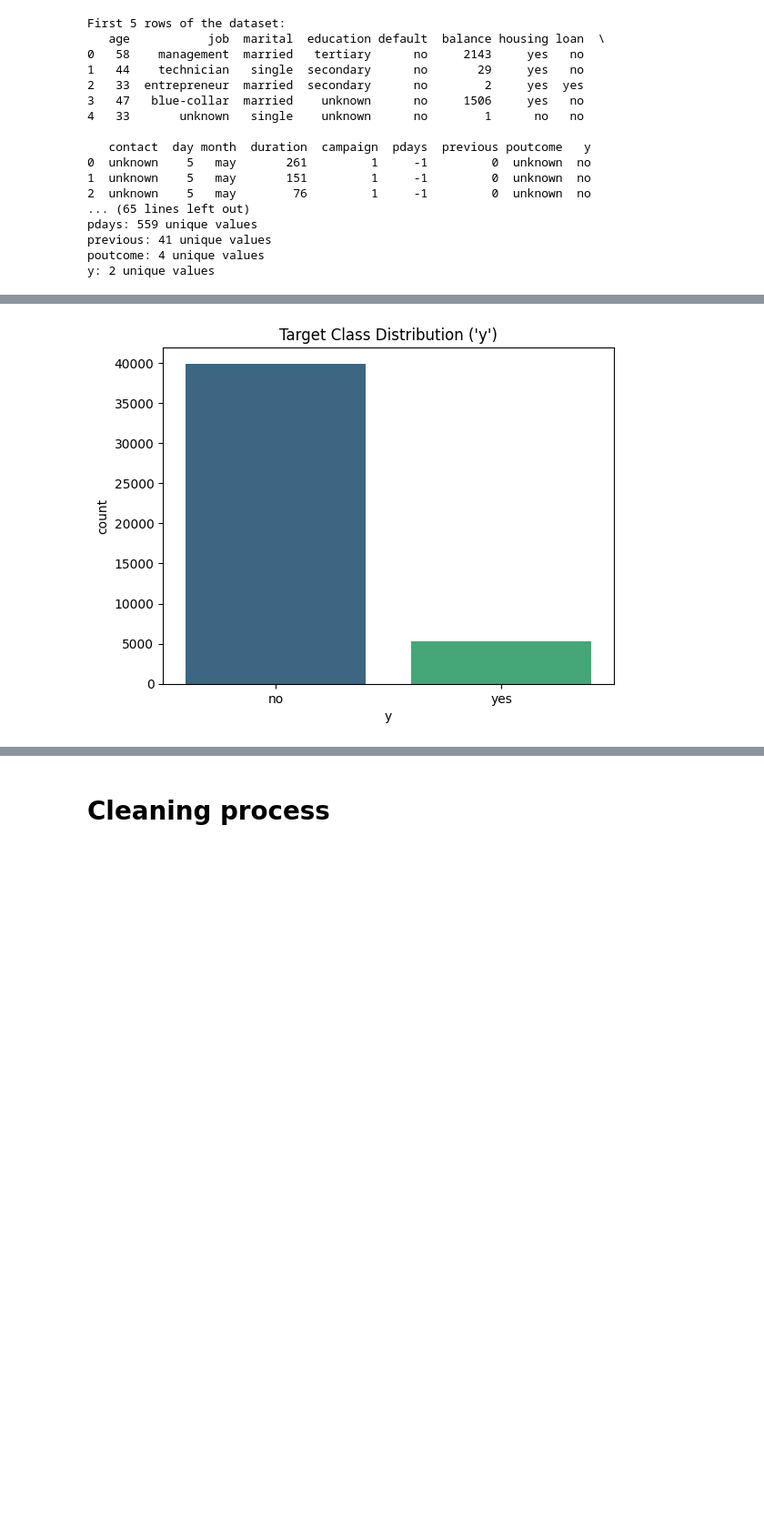
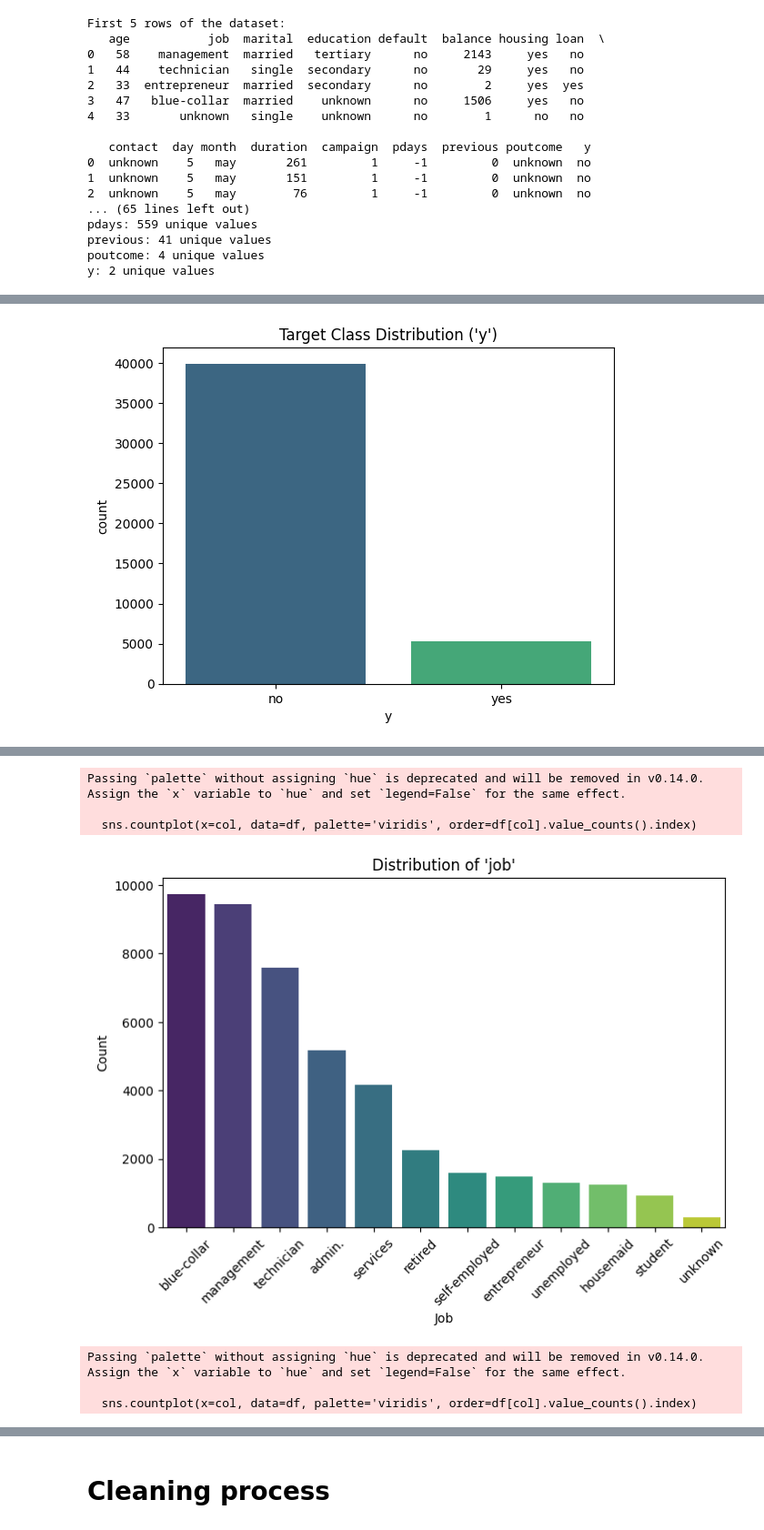
Before and after one commit to UmarJamal05/ML_Coursework, a Jupyter notebook: Ahamed_Jamal_Umar_2330976_20221078.ipynb, the cells around one changed output, grey strips where cells are left out. Shown: that part at 91% size. Cells and saved outputs as stored; diff of their text form; code cells hidden in the pictures; blank space fills up the shorter version.

```diff
--- a/Ahamed_Jamal_Umar_2330976_20221078.ipynb
+++ b/Ahamed_Jamal_Umar_2330976_20221078.ipynb
@@ -43,16 +47,38 @@ y: 2 unique values
 # %%
 # Visualizing the target class distribution
 sns.countplot(x='y', data=df, palette='viridis')
 plt.title("Target Class Distribution ('y')")
 plt.show()
 
 # Visualizing numeric column distributions
 df.hist(bins=20, figsize=(15, 10), color='skyblue', edgecolor='black')
 plt.suptitle("Numeric Feature Distributions")
 plt.show()
+
+plt.suptitle("Categorical Feature Distributions")
+
+# Select categorical columns
+categorical_cols = ['job', 'marital', 'education', 'default', 'housing', 'loan', 'contact', 'month', 'poutcome']
+
+# Visualize the distribution of each categorical column
+for col in categorical_cols:
+    plt.figure(figsize=(8, 5))
+    sns.countplot(x=col, data=df, palette='viridis', order=df[col].value_counts().index)
+    plt.title(f"Distribution of '{col}'")
+    plt.xlabel(col.capitalize())
+    plt.ylabel("Count")
+    plt.xticks(rotation=45)
+    plt.show()
 # %% [output]
 Passing `palette` without assigning `hue` is deprecated and will be removed in v0.14.0. Assign the `x` variable to `hue` and set `legend=False` for the same effect.
 
   sns.countplot(x='y', data=df, palette='viridis')
 [figure]
 [figure]
+Passing `palette` without assigning `hue` is deprecated and will be removed in v0.14.0. Assign the `x` variable to `hue` and set `legend=False` for the same effect.
+
+  sns.countplot(x=col, data=df, palette='viridis', order=df[col].value_counts().index)
+[figure, added]
+Passing `palette` without assigning `hue` is deprecated and will be removed in v0.14.0. Assign the `x` variable to `hue` and set `legend=False` for the same effect.
+
+  sns.countplot(x=col, data=df, palette='viridis', order=df[col].value_counts().index)
```
Also changed, not shown: parts of 10 cells of this notebook.
